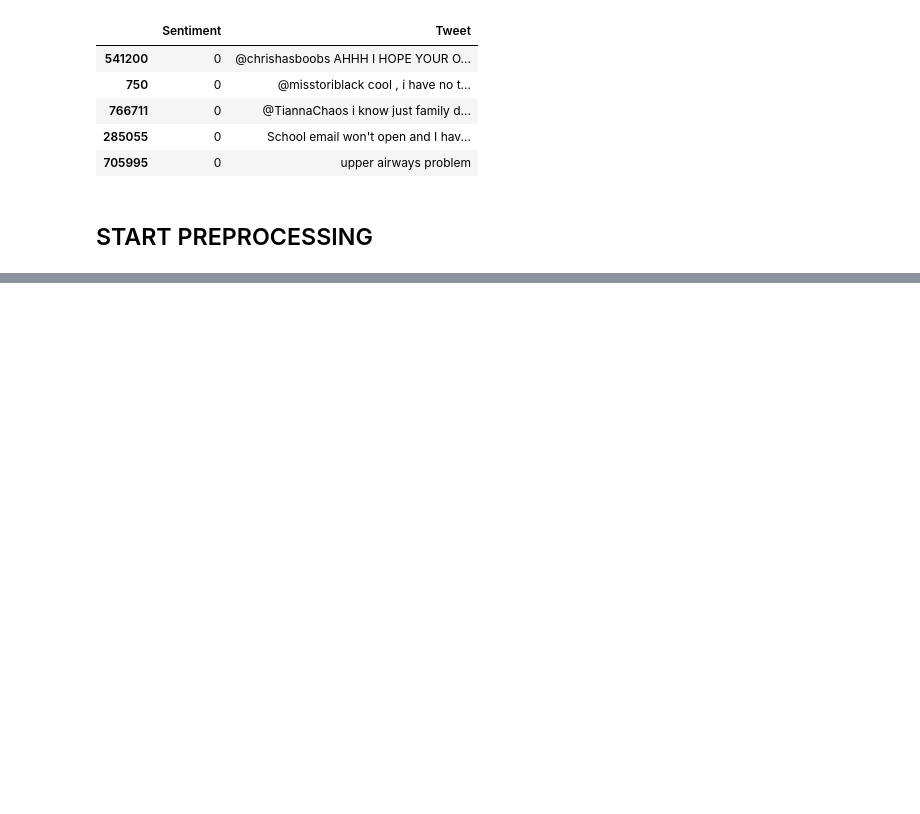
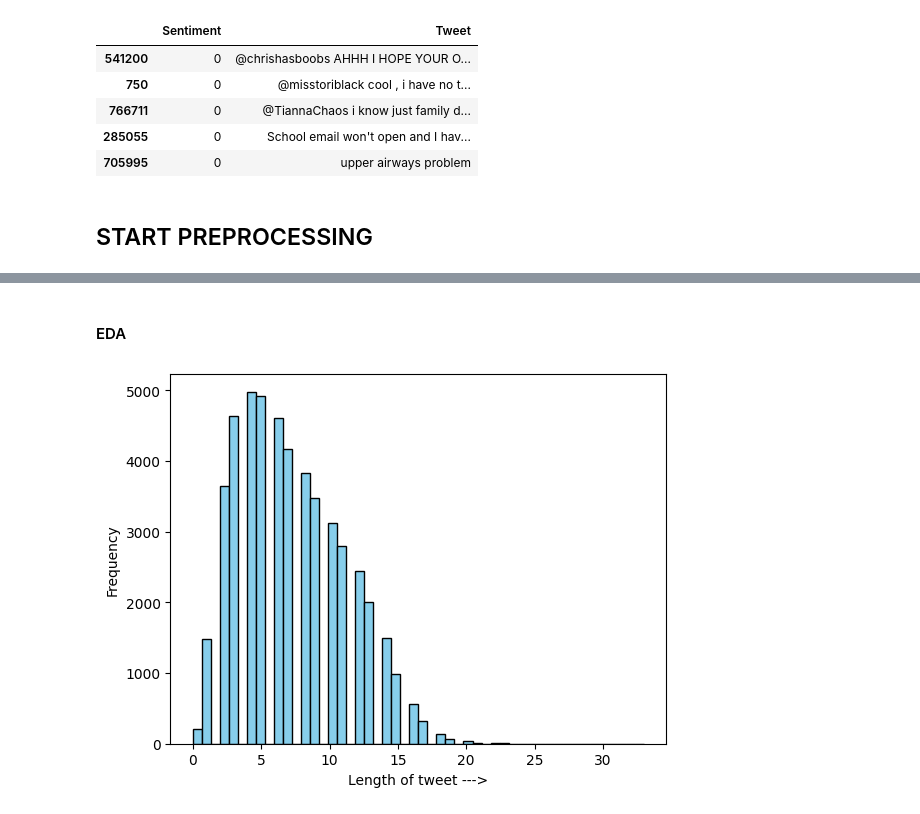
Before and after one commit to Pranjwal-Jha/Twitter-Sentiment, a Jupyter notebook: twitter.ipynb, the cells around one changed output, grey strips where cells are left out. Cells and saved outputs as stored; diff of their text form; code cells hidden in the pictures; blank space fills up the shorter version.

```diff
--- a/twitter.ipynb
+++ b/twitter.ipynb
@@ -121,0 +100,10 @@ caress fli die mule deni die agre own humbl size meet state siez item sensat tra
+# %% [markdown]
+#### EDA
+# %%
+new_df["tweet_length"]=new_df["cleaned_text"].apply(lambda x:len(x))
+plt.hist(new_df["tweet_length"],bins=50,color="skyblue",edgecolor="black")
+plt.xlabel("Length of tweet --->")
+plt.ylabel("Frequency")
+plt.show()
+# %% [output]
+[figure, added]
```
Also changed, not shown: parts of 9 cells of this notebook.
